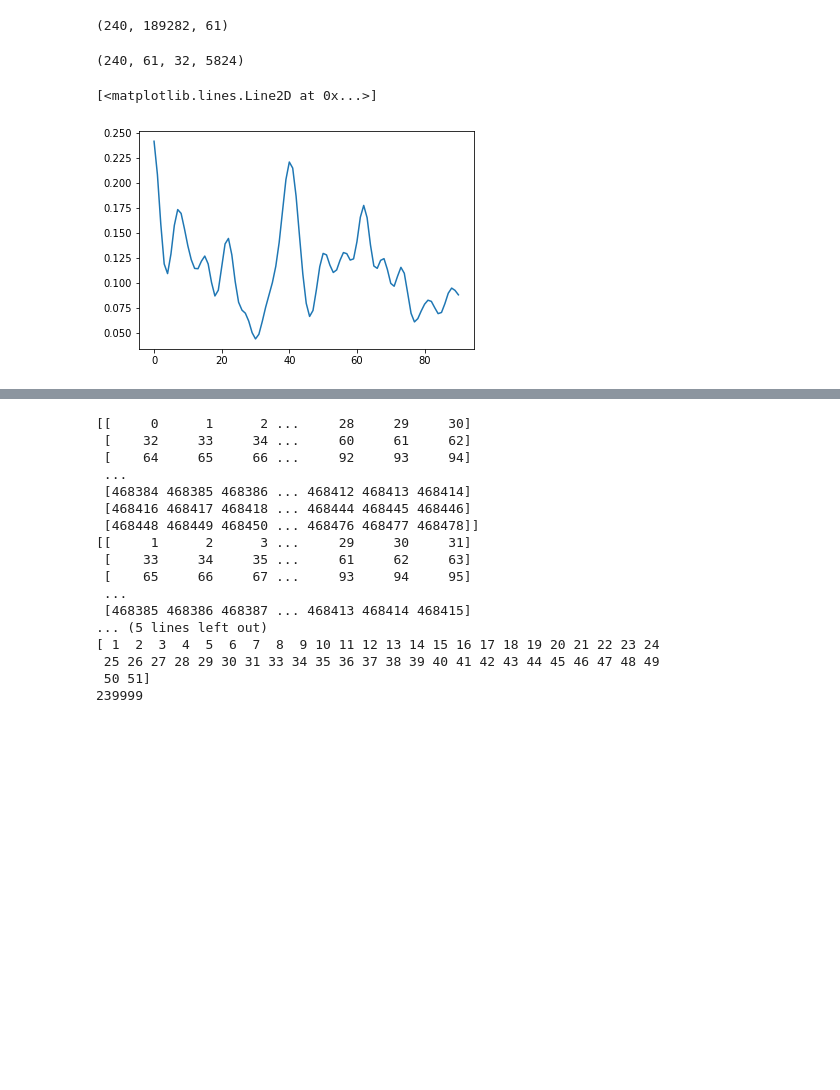
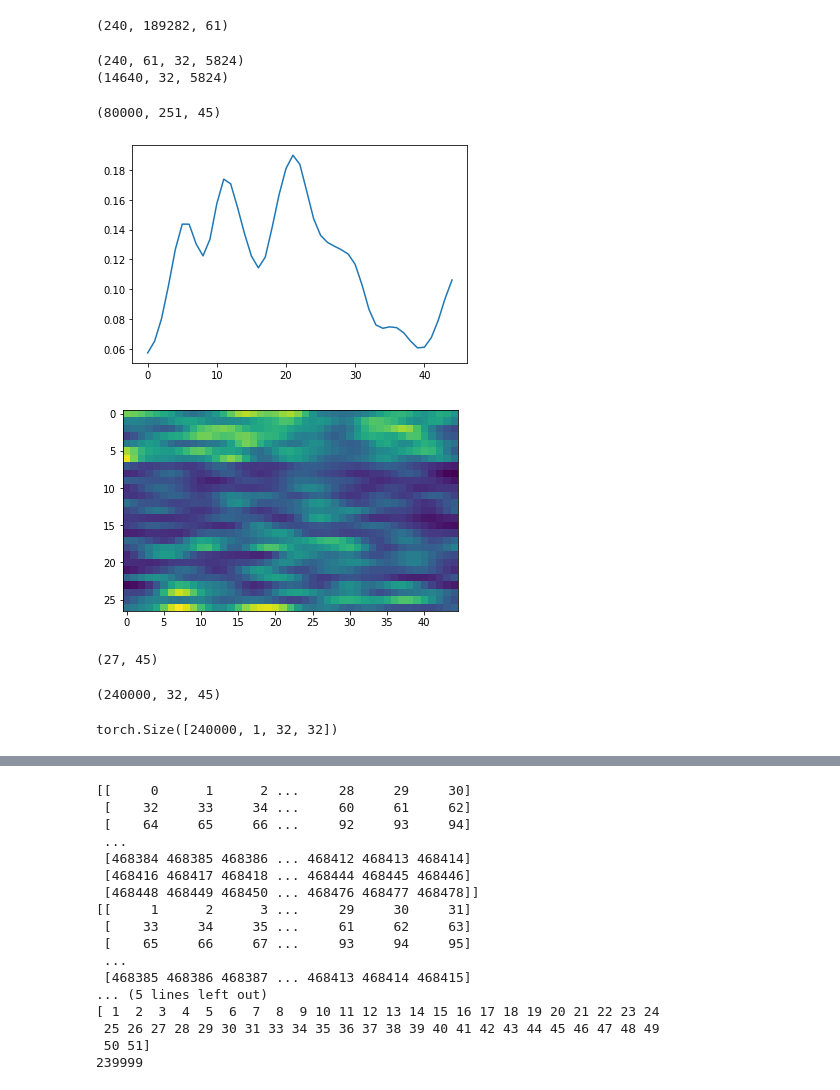
Before and after one commit to sklin93/Graph-WaveNet, a Jupyter notebook: test_wavelet.ipynb, the cells around one changed output, grey strips where cells are left out. Cells and saved outputs as stored; diff of their text form; code cells hidden in the pictures; blank space fills up the shorter version.

```diff
--- a/test_wavelet.ipynb
+++ b/test_wavelet.ipynb
@@ -35,7 +35,7 @@ eeg_mat.shape
 # %% [output]
 (240, 189282, 61)
 # %%
-''' for calculating the coefficients (and save ... in 6 batches)'''
+''' for calculating the coefficients (and save ... in 6 batches, each time 800)'''
 seq_length = 5824
 basic_len = 5824
 eeg_idxer = np.arange(seq_length)[None, :] + np.arange(0, eeg_mat.shape[1] - seq_length + 1, basic_len)[:, None]
@@ -45,19 +45,13 @@ print(eeg_mat.shape)
 eeg_mat = eeg_mat.reshape(-1, *eeg_mat.shape[2:])
 print(eeg_mat.shape)
 
-J = 6
+J = 7
 Q = 12
 scattering = Scattering1D(J, seq_length, Q)
 batch_size = 100
 
 eeg_mat = eeg_mat.reshape(-1, eeg_mat.shape[-1])
-coeffs = []
-for batch_i in tqdm(range(4000,4684)): #tqdm(range(len(eeg_mat)//batch_size)): #4684
-    cur_batch = eeg_mat[batch_i*batch_size:(batch_i+1)*batch_size]
-    coeffs.append(scattering(torch.from_numpy(cur_batch).contiguous()))
-    if batch_i % 200 == 0:
-        with open('eeg_mat_coeff.pkl', 'wb') as handle:
-            pickle.dump(coeffs, handle, protocol=pickle.HIGHEST_PROTOCOL)
-ipdb.set_trace() #np.save('eeg_mat_coeff6.npy', torch.cat(coeffs).cpu().numpy())
+print(eeg_mat.shape)
 # %% [output]
 (240, 61, 32, 5824)
+(14640, 32, 5824)
@@ -64,15 +68,27 @@ ipdb.set_trace() #np.save('eeg_mat_coeff6.npy', torch.cat(coeffs).cpu().numpy())
 # %%
 ''' load calculated coeff and visualize'''
-coeffs = np.load('eeg_mat_coeff1.npy')
+coeffs = np.load('eeg_mat_coeffs_J7Q12/eeg_mat_coeff1.npy')
 print(coeffs.shape)
-plt.plot(coeffs[100][50])
 # %% [output]
-[<matplotlib.lines.Line2D at 0x...>]
+(80000, 251, 45)
-[figure, removed]
+# %%
+plt.plot(coeffs[100][32])
+plt.show()
+plt.imshow(coeffs[0,32:59])
+plt.show()
+# %% [output]
+[figure, added]
+[figure, added]
+(27, 45)
 # %%
 ''' for loading the calculated eeg wavelet coefficients'''
 coeffs = []
 for i in tqdm(range(1,4)):
-    coeffs.append(np.load('eeg_mat_coeff'+str(i)+'.npy')[:,50])
+    coeffs.append(np.load('eeg_mat_coeffs_J7Q12/eeg_mat_coeff'+str(i)+'.npy')[:, 30:62])
 coeffs = np.concatenate(coeffs)
 print(coeffs.shape)
+data = F.interpolate(torch.from_numpy(coeffs[:,None,...]), (32,32))
+data.shape
+# %% [output]
+(240000, 32, 45)
+torch.Size([240000, 1, 32, 32])
```
Also changed, not shown: parts of 13 cells of this notebook, 16 other files.
